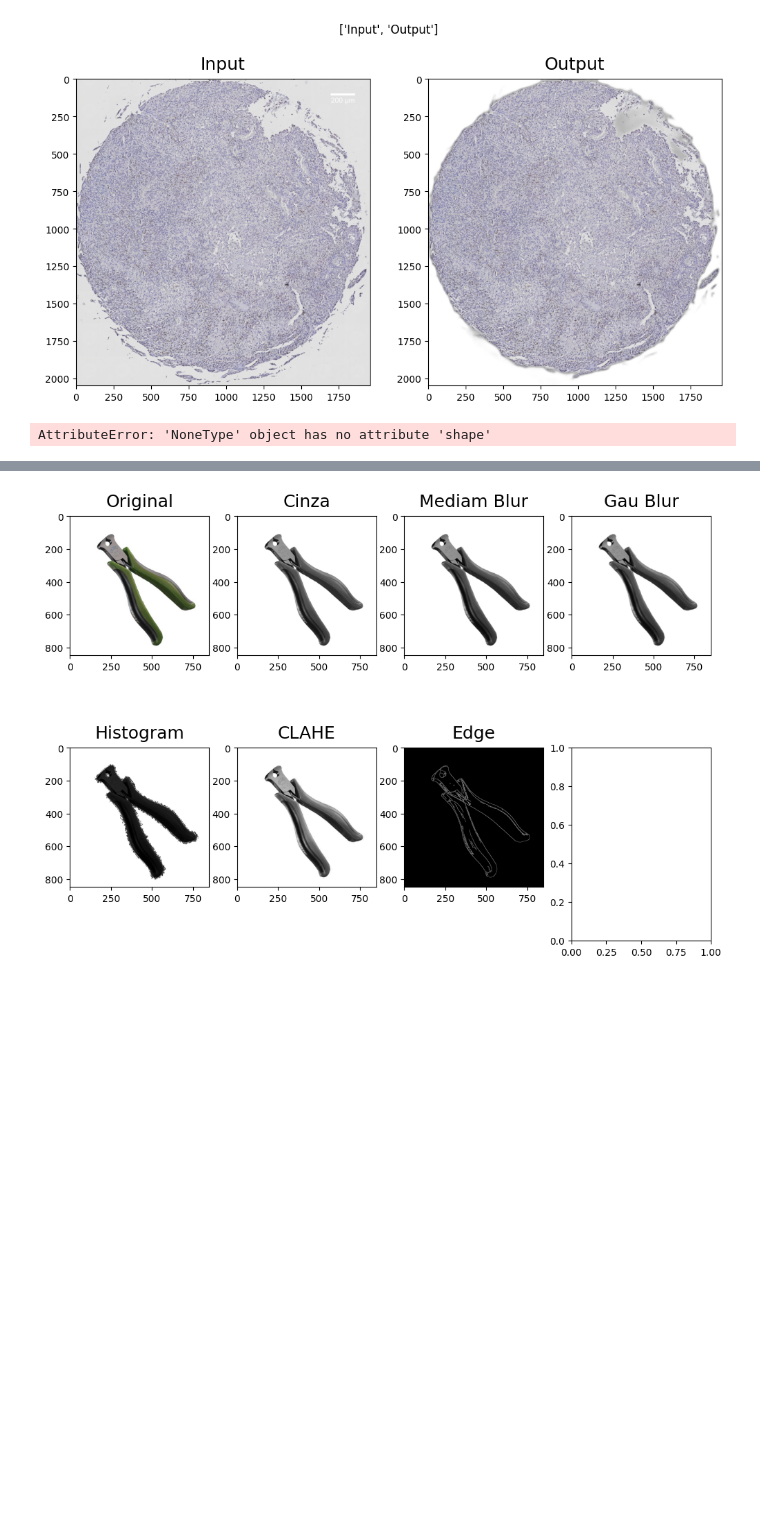
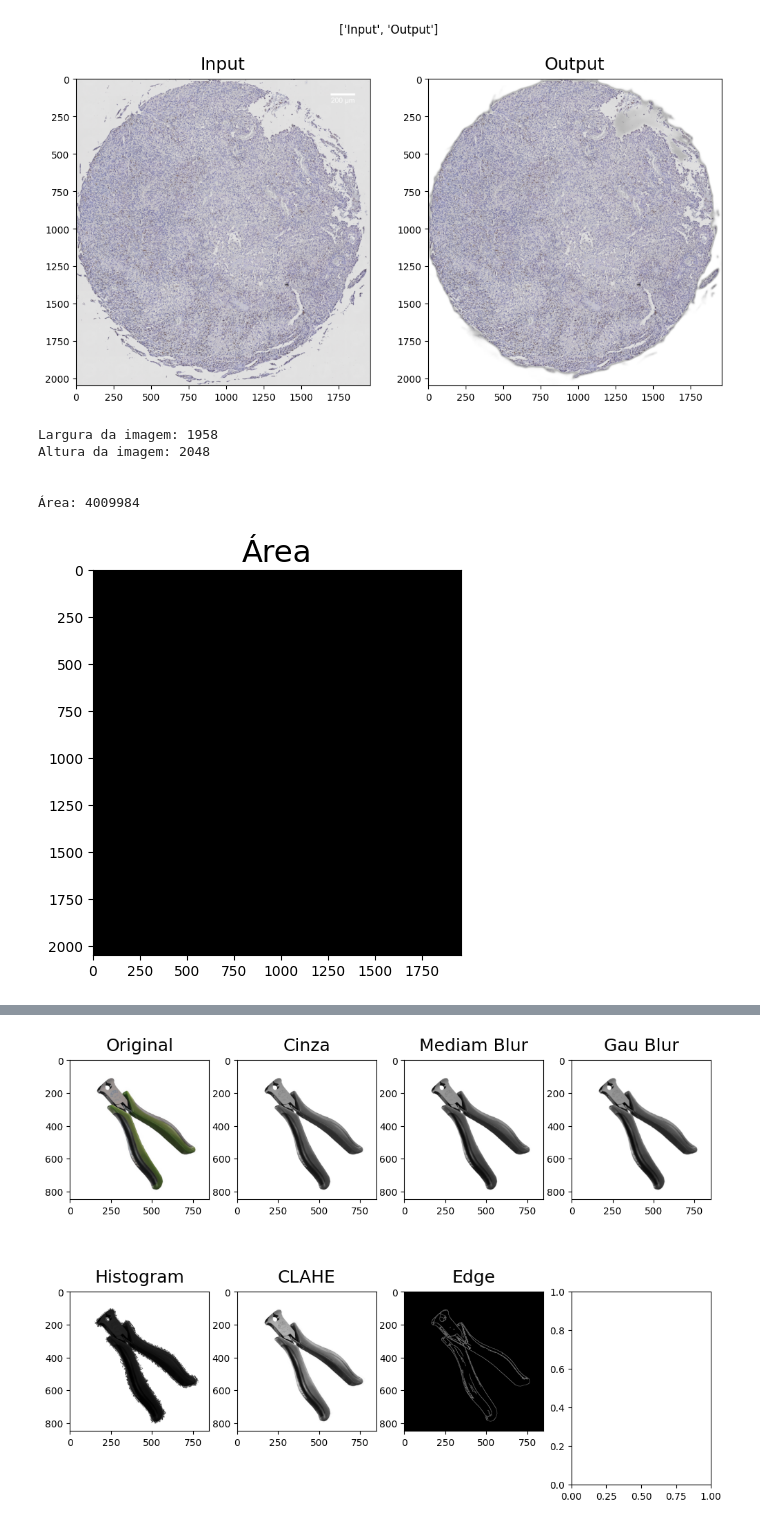
Before and after one commit to Marcal7/ImagensMedicasCell, a Jupyter notebook: demosntração.ipynb, the cells around one changed output, grey strips where cells are left out. Drawn from its saved outputs; the diff is of its cells as text; code cells hidden in the pictures; blank space fills up the shorter version.

```diff
--- a/demosntração.ipynb
+++ b/demosntração.ipynb
@@ -78,40 +78,45 @@ showMultipleImages(imgs_array, titlesArray, (12, 8), 2, 1)
 import cv2 as cv
 import numpy as np
 
-im = cv.imread("TMA1_08.vsi - Series #1 at (1424, 2192).tif")
+im = cv.imread("cel.tif")
 
 print('Largura da imagem:', im.shape[1])
 print('Altura da imagem:', im.shape[0])
 print('\n')
 
 imgray = cv.cvtColor(im, cv.COLOR_BGR2GRAY)
 
 # Aplica o desfoque
 #print('Desfoque...')
 blur = cv.blur(imgray, (15, 15))
 
 # Aplica o threshold (limite)
 #print('Limite...')
 ret, thresh = cv.threshold(blur, 10, 255, cv.THRESH_BINARY)
 
 # Encontra os contornos
 #print('Contorno...')
 contours, hierarchy = cv.findContours(thresh, cv.RETR_TREE, cv.CHAIN_APPROX_SIMPLE)
 
 # Cria uma máscara preta do mesmo tamanho da imagem original
 mask = np.zeros(im.shape[:2], dtype=np.uint8)
 
 # Preenche a máscara com os contornos
 cv.drawContours(mask, contours, -1, (255), thickness=cv.FILLED)
 
 # Conta o número de pixels brancos (valor 255) na máscara
 pixel_count = cv.countNonZero(mask)
 
 print(f"Área: {pixel_count}")
 
 showSingleImage(mask, 'Área', (5, 5))
 # %% [output]
-AttributeError: 'NoneType' object has no attribute 'shape'
+Largura da imagem: 1958
+Altura da imagem: 2048
+
+
+Área: 4009984
+[figure, added]
 # %%
 import numpy as np
 import cv2
```
Also changed, not shown: parts of 1 cell of this notebook, 6 other files.
